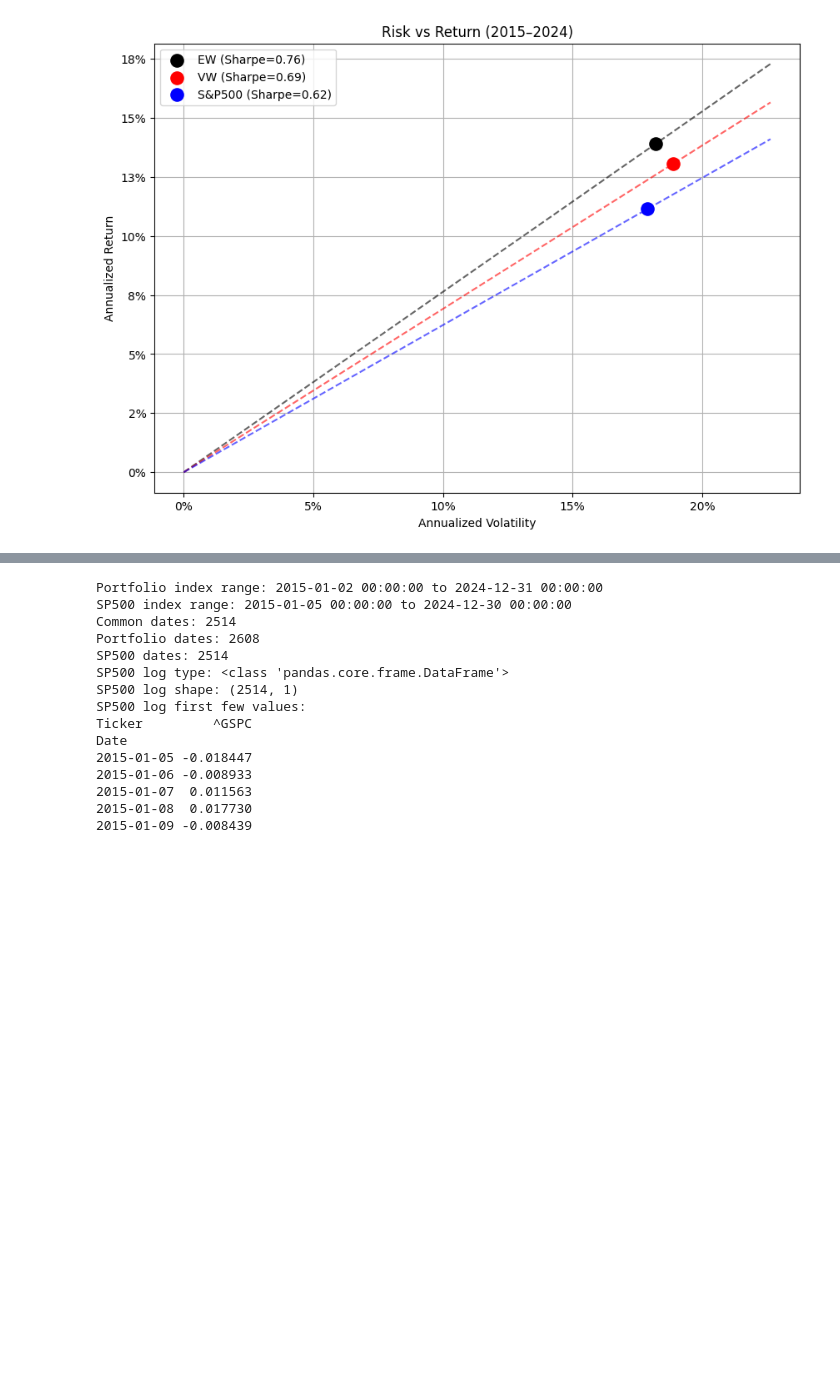
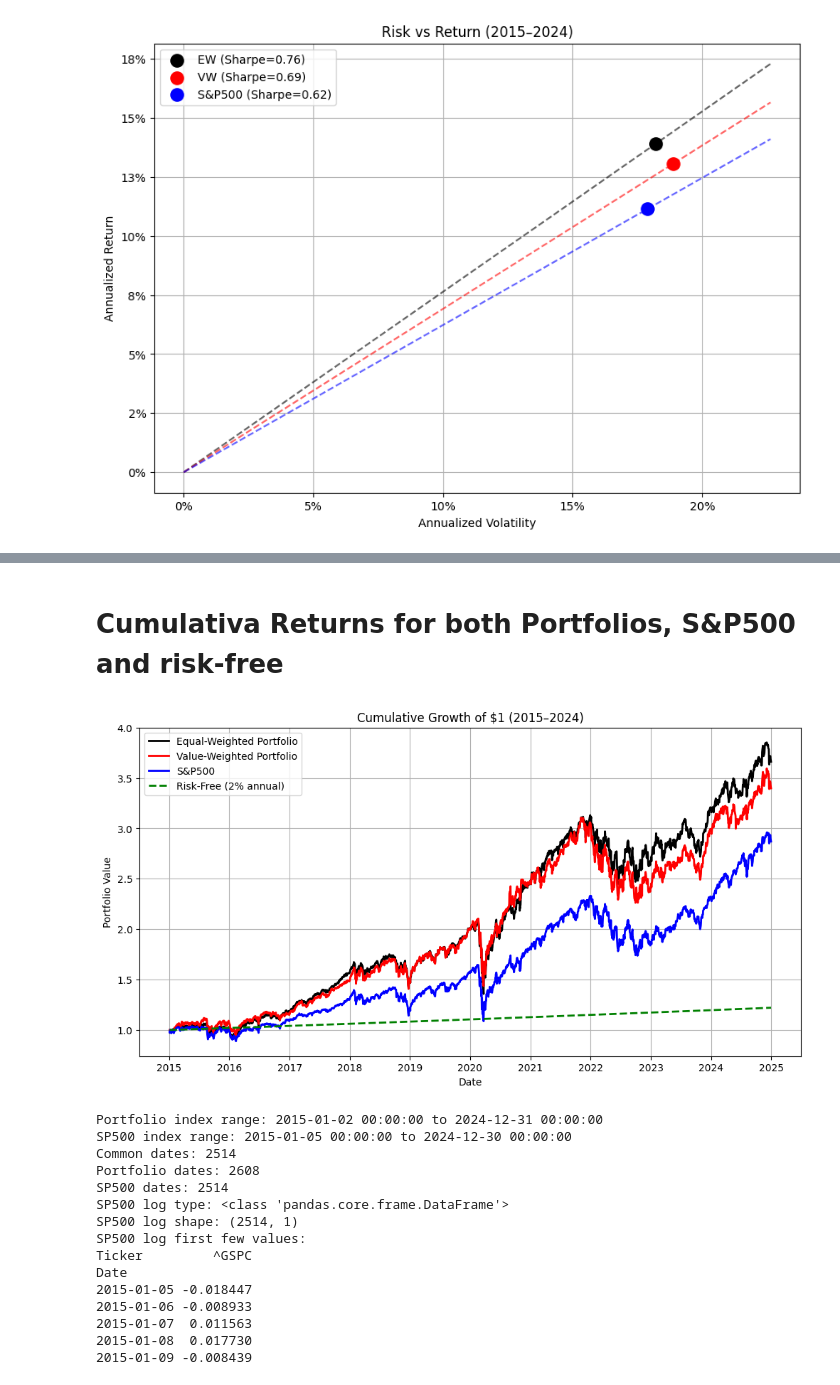
Before and after one commit to LucaFeltrin14/Quant_Proj1, a Jupyter notebook: sp500v2.ipynb, the cells around one changed output, grey strips where cells are left out. Drawn from its saved outputs; the diff is of its cells as text; code cells hidden in the pictures; blank space fills up the shorter version.

```diff
--- a/sp500v2.ipynb
+++ b/sp500v2.ipynb
@@ -638,3 +677,44 @@ plt.show()
+# %% [markdown]
+# Cumulativa Returns for both Portfolios, S&P500 and risk-free
+# %%
+import matplotlib.pyplot as plt
+import numpy as np
+
+# --- Prepare log returns (already in df_returns) ---
+ew_log = df_returns["EW_Portfolio_Log"].dropna()
+vw_log = df_returns["VW_Portfolio_Log"].dropna()
+spx_log = sp500_log.dropna()
+
+# Align to common index
+common_idx = ew_log.index.intersection(vw_log.index).intersection(spx_log.index)
+ew_log, vw_log, spx_log = ew_log.loc[common_idx], vw_log.loc[common_idx], spx_log.loc[common_idx]
+
+# --- Compute cumulative returns (Growth of $1) ---
+ew_cum = np.exp(ew_log.cumsum())
+vw_cum = np.exp(vw_log.cumsum())
+spx_cum = np.exp(spx_log.cumsum())
+
+# Risk-free: assume 2% annualized constant rate
+rf_rate = 0.02
+rf_daily = rf_rate / 252
+rf_cum = np.exp(rf_daily * np.arange(len(common_idx)))
+rf_cum = pd.Series(rf_cum, index=common_idx, name="Risk-Free")
+
+# --- Plot cumulative growth ---
+plt.figure(figsize=(12,6))
+plt.plot(ew_cum.index, ew_cum, label="Equal-Weighted Portfolio", linewidth=2, color="black")
+plt.plot(vw_cum.index, vw_cum, label="Value-Weighted Portfolio", linewidth=2, color="red")
+plt.plot(spx_cum.index, spx_cum, label="S&P500", linewidth=2, color="blue")
+plt.plot(rf_cum.index, rf_cum, label="Risk-Free (2% annual)", linewidth=2, color="green", linestyle="--")
+
+plt.title("Cumulative Growth of $1 (2015–2024)")
+plt.xlabel("Date")
+plt.ylabel("Portfolio Value")
+plt.legend()
+plt.grid(True)
+plt.show()
+# %% [output]
+[figure, added]
 # %%
 # Debug the benchmark alignment issue
 print("Portfolio index range:", df_returns["EW_Portfolio_Log"].index.min(), "to", df_returns["EW_Portfolio_Log"].index.max())
```
Also changed, not shown: parts of 1 cell of this notebook.
